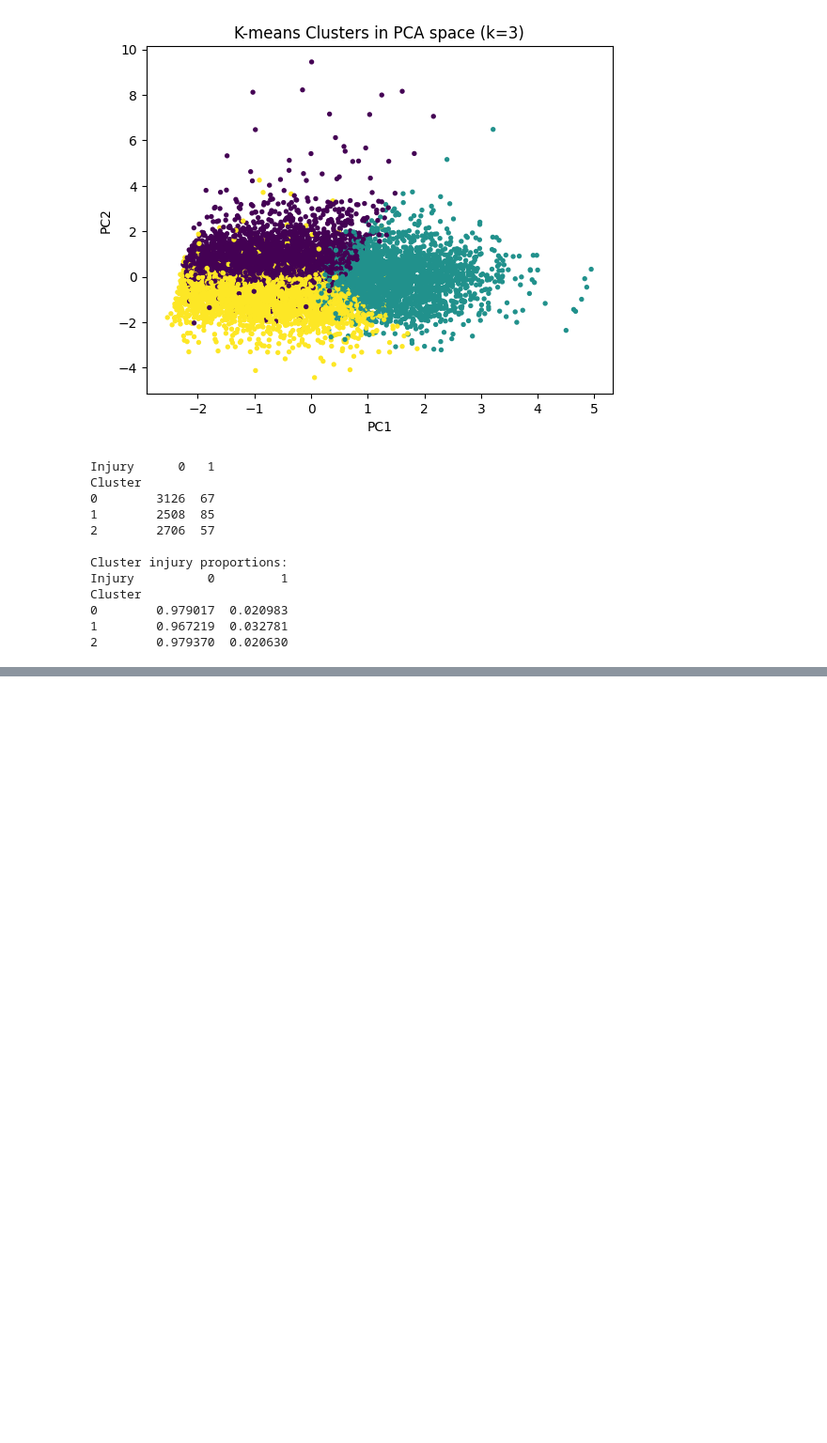
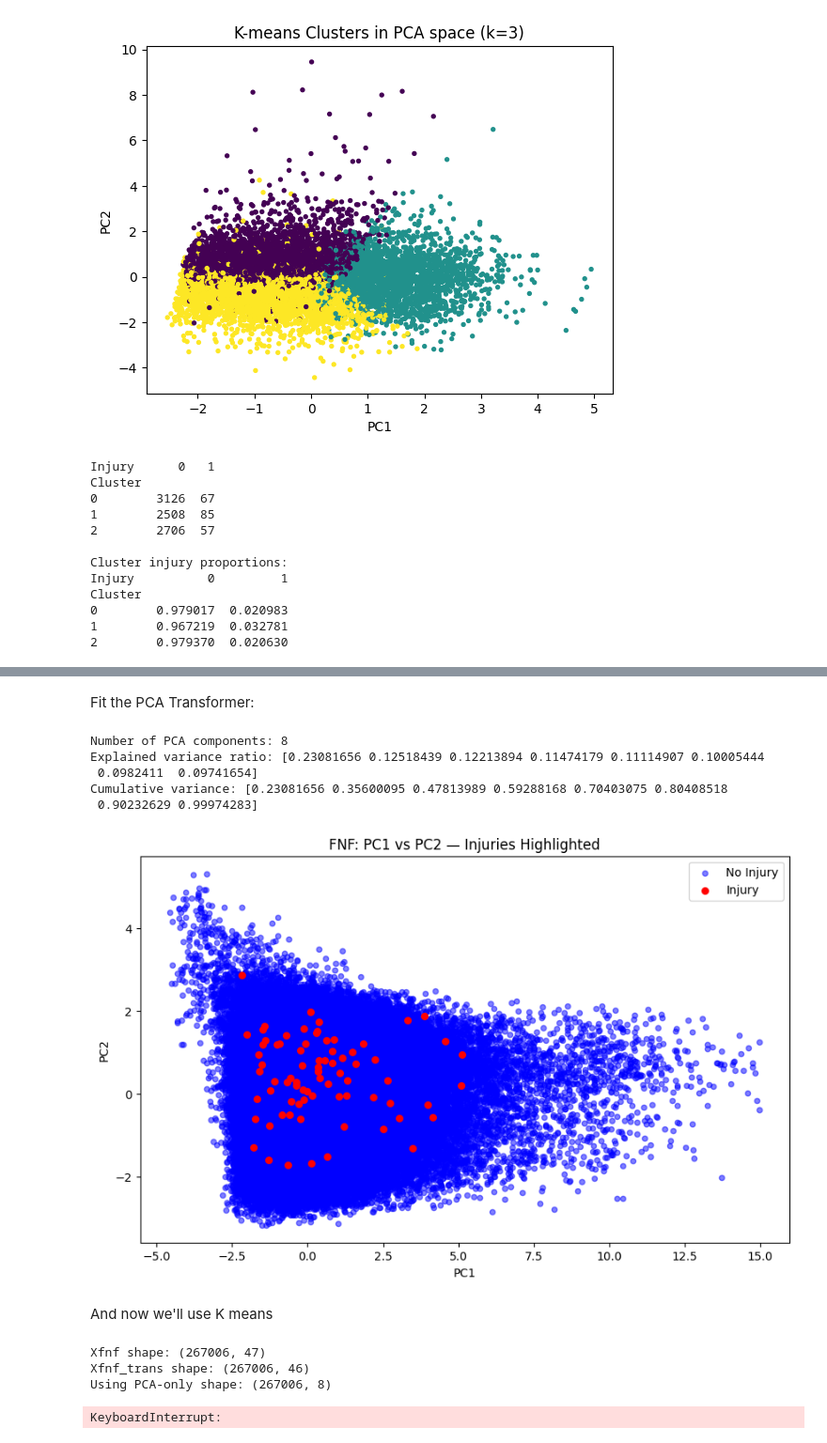
Before and after one commit to LeeMcFarling/AFL_Project_backup, a Jupyter notebook: Modeling/Weekly Assignments/Week_10.ipynb, the cells around one changed output, grey strips where cells are left out. Shown at 94% size. Cells and saved outputs as stored; diff of their text form; code cells hidden in the pictures; blank space fills up the shorter version.

```diff
--- a/Modeling/Weekly Assignments/Week_10.ipynb
+++ b/Modeling/Weekly Assignments/Week_10.ipynb
@@ -200,0 +210,3 @@ Cluster
+# %%
+Xfnf = FNF_Model_Ready.drop(columns=['Inj_Occured'])
+yfnf = FNF_Model_Ready['Inj_Occured']
@@ -200,0 +227,76 @@ Cluster
+# %% [markdown]
+Fit the PCA Transformer:
+# %%
+pre.fit(Xfnf, yfnf)
+
+pca = pre.named_transformers_['num_pca'].named_steps['pca']
+
+print("Number of PCA components:", pca.n_components_)
+print("Explained variance ratio:", pca.explained_variance_ratio_)
+print("Cumulative variance:", pca.explained_variance_ratio_.cumsum())
+
+Xfnf_trans = pre.transform(Xfnf)
+
+pca_cols  = [f"PC{i+1}" for i in range(pca.n_components_)]
+final_cols = pca_cols + onehot_cols
+Xfnf_trans_df = pd.DataFrame(Xfnf_trans, columns=final_cols, index=Xfnf.index)
+# %% [output]
+Number of PCA components: 8
+Explained variance ratio: [0.23081656 0.12518439 0.12213894 0.11474179 0.11114907 0.10005444
+ 0.0982411  0.09741654]
+Cumulative variance: [0.23081656 0.35600095 0.47813989 0.59288168 0.70403075 0.80408518
+ 0.90232629 0.99974283]
+# %%
+plt.figure(figsize=(10,6))
+
+# Non-injuries (0) → plotted first, faded in the background
+plt.scatter(
+    Xfnf_trans_df.loc[yfnf == 0, 'PC1'],
+    Xfnf_trans_df.loc[yfnf == 0, 'PC2'],
+    c='blue',
+    alpha=0.5,
+    s=20,
+    label='No Injury'
+)
+
+# Injuries (1) → plotted second on top, in red, full opacity
+plt.scatter(
+    Xfnf_trans_df.loc[yfnf == 1, 'PC1'],
+    Xfnf_trans_df.loc[yfnf == 1, 'PC2'],
+    c='red',
+    alpha=1.0,
+    s=30,
+    label='Injury'
+)
+
+plt.title("FNF: PC1 vs PC2 — Injuries Highlighted")
+plt.xlabel("PC1")
+plt.ylabel("PC2")
+plt.legend()
+plt.show()
+# %% [output]
+[figure, added]
+# %% [markdown]
+And now we'll use K means
+# %%
+print("Xfnf shape:", Xfnf.shape)
+print("Xfnf_trans shape:", Xfnf_trans.shape)
+print("Using PCA-only shape:", Xfnf_pca.shape)
+# %% [output]
+Xfnf shape: (267006, 47)
+Xfnf_trans shape: (267006, 46)
+Using PCA-only shape: (267006, 8)
+# %%
+# Use PCA-transformed data
+Xfnf_pca = pre.transform(Xfnf)[:, :pca.n_components_]
+
+# Try k = 2 to 10
+results = []
+for k in range(2, 11):
+    kmeans = KMeans(n_clusters=k, random_state=42, n_init=10)
+    labels = kmeans.fit_predict(Xfnf_pca)
+    sil = silhouette_score(Xfnf_pca, labels)
+    results.append((k, sil))
+    print(f"K={k}, Silhouette Score={sil:.4f}")
+# %% [output]
+KeyboardInterrupt:
```
Also changed, not shown: parts of 6 cells of this notebook.
